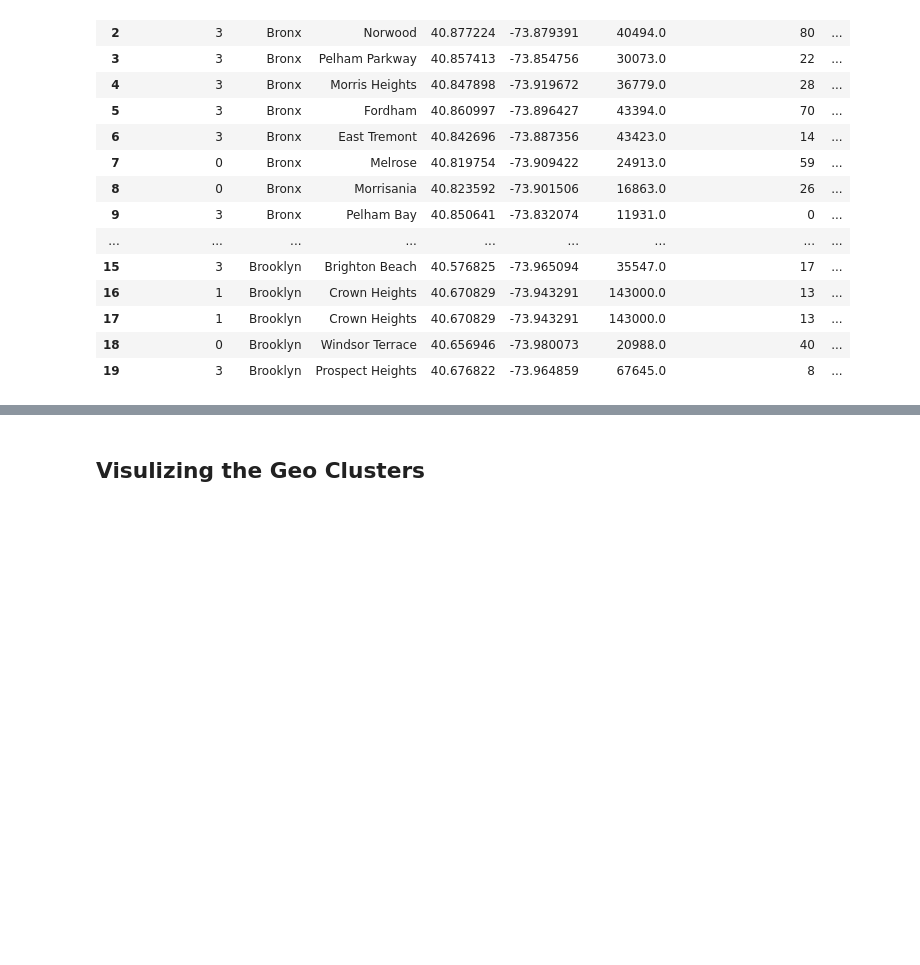
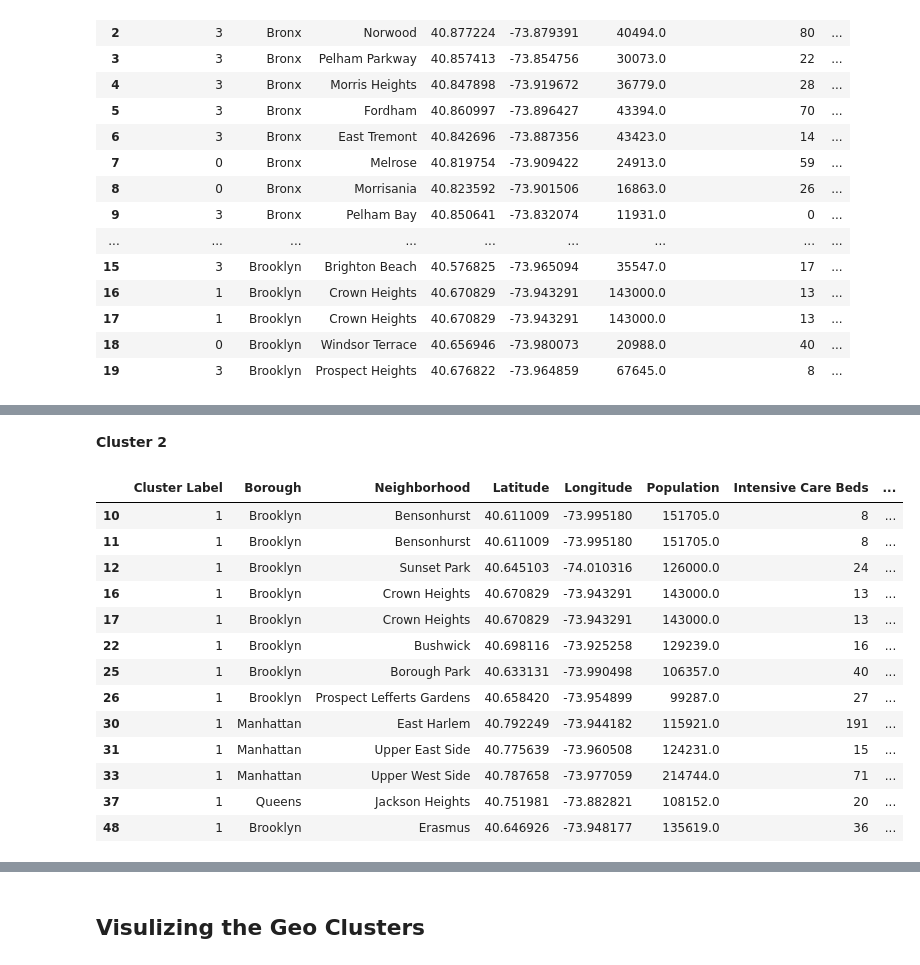
Before and after one commit to lisu1222/The-Battle-of-Neighborhoods-New-York-Hospital-Bed-Density, a Jupyter notebook: PART4 - Neighborhood Clusters for Beds per Hundred.ipynb, the cells around one changed output, grey strips where cells are left out. Cells and saved outputs as stored; diff of their text form; code cells hidden in the pictures; blank space fills up the shorter version.

```diff
--- a/PART4 - Neighborhood Clusters for Beds per Hundred.ipynb
+++ b/PART4 - Neighborhood Clusters for Beds per Hundred.ipynb
@@ -166,0 +182,19 @@ df.head(20)
+# %% [markdown]
+**Cluster 2**
+# %%
+df.loc[df['Cluster Label'] == 1]
+# %% [output]
+|  | Cluster Label | Borough | Neighborhood | Latitude | Longitude | Population | Intensive Care Beds | ... |
+| 10 | 1 | Brooklyn | Bensonhurst | 40.611009 | -73.995180 | 151705.0 | 8 | ... |
+| 11 | 1 | Brooklyn | Bensonhurst | 40.611009 | -73.995180 | 151705.0 | 8 | ... |
+| 12 | 1 | Brooklyn | Sunset Park | 40.645103 | -74.010316 | 126000.0 | 24 | ... |
+| 16 | 1 | Brooklyn | Crown Heights | 40.670829 | -73.943291 | 143000.0 | 13 | ... |
+| 17 | 1 | Brooklyn | Crown Heights | 40.670829 | -73.943291 | 143000.0 | 13 | ... |
+| 22 | 1 | Brooklyn | Bushwick | 40.698116 | -73.925258 | 129239.0 | 16 | ... |
+| 25 | 1 | Brooklyn | Borough Park | 40.633131 | -73.990498 | 106357.0 | 40 | ... |
+| 26 | 1 | Brooklyn | Prospect Lefferts Gardens | 40.658420 | -73.954899 | 99287.0 | 27 | ... |
+| 30 | 1 | Manhattan | East Harlem | 40.792249 | -73.944182 | 115921.0 | 191 | ... |
+| 31 | 1 | Manhattan | Upper East Side | 40.775639 | -73.960508 | 124231.0 | 15 | ... |
+| 33 | 1 | Manhattan | Upper West Side | 40.787658 | -73.977059 | 214744.0 | 71 | ... |
+| 37 | 1 | Queens | Jackson Heights | 40.751981 | -73.882821 | 108152.0 | 20 | ... |
+| 48 | 1 | Brooklyn | Erasmus | 40.646926 | -73.948177 | 135619.0 | 36 | ... |
```
Also changed, not shown: parts of 7 cells of this notebook.
